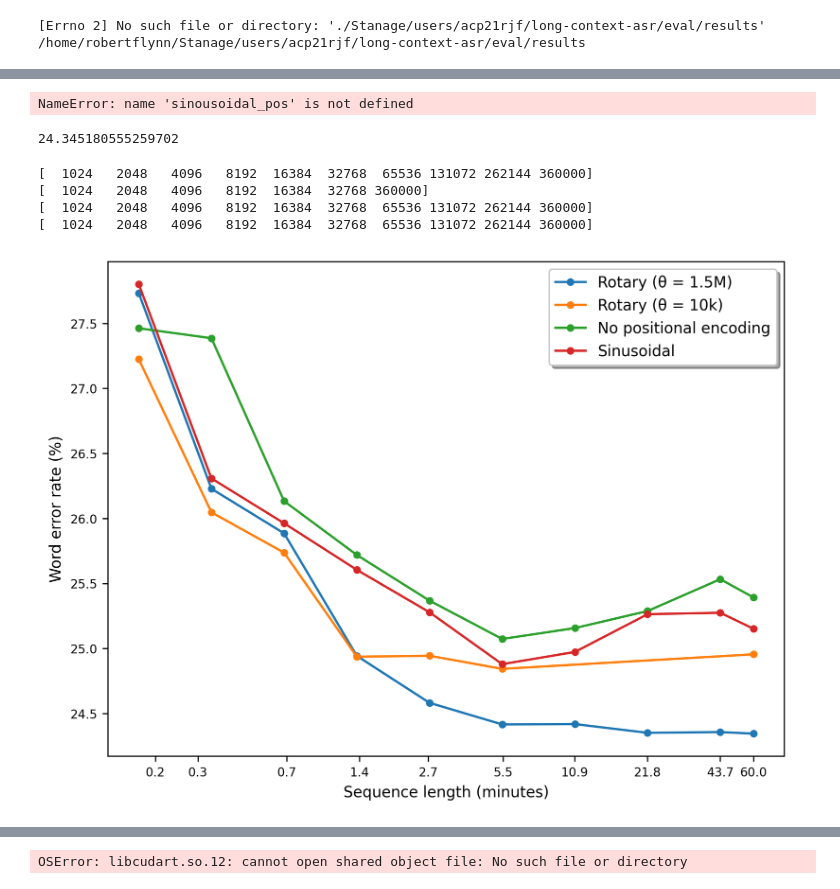
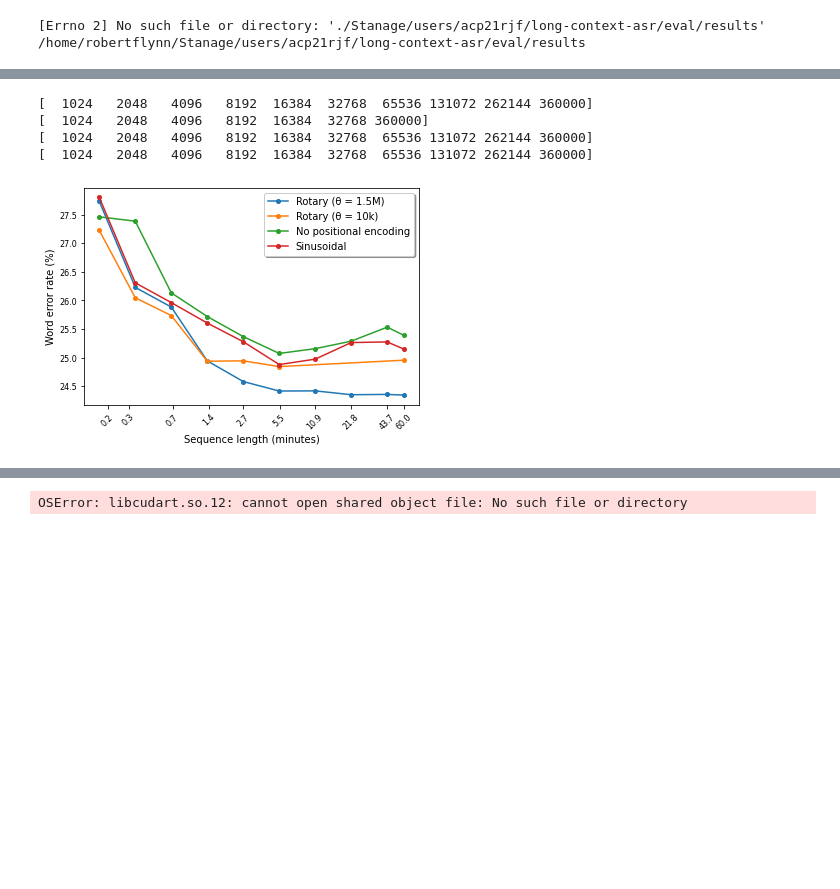
Before and after one commit to robflynnyh/long-context-asr, a Jupyter notebook: eval/results/eval.ipynb, the cells around one changed output, grey strips where cells are left out. Drawn from its saved outputs; the diff is of its cells as text; code cells hidden in the pictures; blank space fills up the shorter version.

```diff
--- a/eval/results/eval.ipynb
+++ b/eval/results/eval.ipynb
@@ -30,8 +30,10 @@ def get_data(df, dataset='earnings22', split='test', return_all=False):
 import pandas as pd, matplotlib.pyplot as plt, numpy as np
 # %%
 dpi = 300
-width = 8.4
+# default
+width = 6.4
 height = 4.8
 tw = 8
+rot = 45
 # %%
 from matplotlib.pyplot import figure
@@ -170,41 +219,35 @@ plt.show()
-# %%
-sinousoidal_pos[360000]['wer']
-# %% [output]
-NameError: name 'sinousoidal_pos' is not defined
-# %%
-rotary_pos[360000]['wer']
-# %% [output]
-24.345180555259702
 # %%
 import matplotlib
-figure(figsize=(8, 6), dpi=dpi)
+#figure(figsize=(8, 6), dpi=dpi)
 
 rotary_pos = get_data(pd.read_csv('evals_rb.csv', sep=','), split='test', dataset="earnings22_full")
 rotary_base_pos = get_data(pd.read_csv('evals_rotary_10k.csv', sep=','), split='test', dataset="earnings22_full")
 no_rotary = get_data(pd.read_csv('evals_no_rotary.csv', sep=','), split='test', dataset="earnings22_full")
 sinousoidal_pos = get_data(pd.read_csv('evals_fourier_pos.csv', sep=','), split='test', dataset="earnings22_full")
 
 plt.xscale('log', basex=2)
 plt.plot([el/100/60 for el in sorted(rotary_pos.keys())], [rotary_pos[k]['wer'] for k in sorted(rotary_pos.keys())], label='Rotary (θ = 1.5M)', marker='o', markersize=4)
 plt.plot([el/100/60 for el in sorted(rotary_base_pos.keys())], [rotary_base_pos[k]['wer'] for k in sorted(rotary_base_pos.keys())], label='Rotary (θ = 10k)', marker='o', markersize=4)
 plt.plot([el/100/60 for el in sorted(no_rotary.keys())], [no_rotary[k]['wer'] for k in sorted(no_rotary.keys())], label='No positional encoding', marker='o', markersize=4)
 plt.plot([el/100/60 for el in sorted(sinousoidal_pos.keys())], [sinousoidal_pos[k]['wer'] for k in sorted(sinousoidal_pos.keys())], label='Sinusoidal', marker='o', markersize=4)
 plt.xlabel('Sequence length (minutes)')
 plt.ylabel('Word error rate (%)')
 
 ax=plt.gca()
 ax.set_xscale('log', basex=2)
 ax.set_xticks([round(el/100/60, 1) for el in sorted(rotary_pos.keys())])
 ax.get_xaxis().set_major_formatter(matplotlib.ticker.ScalarFormatter())
 plt.rc('xtick', labelsize=tw)
 plt.rc('ytick', labelsize=tw)
+plt.xticks(rotation=rot)
+
 
 plt.legend(fancybox=True, shadow=True)
 plt.savefig('wer_pos_earnings.pdf', bbox_inches='tight')
 plt.show()
 # %% [output]
 [  1024   2048   4096   8192  16384  32768  65536 131072 262144 360000]
 [  1024   2048   4096   8192  16384  32768 360000]
 [  1024   2048   4096   8192  16384  32768  65536 131072 262144 360000]
 [  1024   2048   4096   8192  16384  32768  65536 131072 262144 360000]
-[figure, old version]
+[figure, new version]
```
Also changed, not shown: parts of 42 cells of this notebook, 33 other files.
